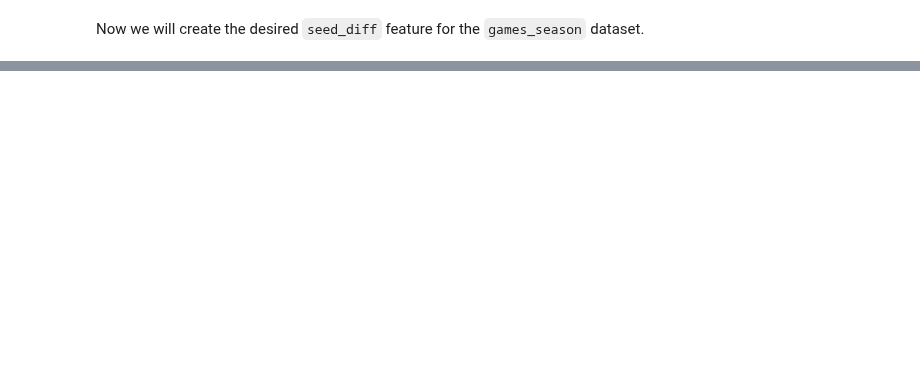
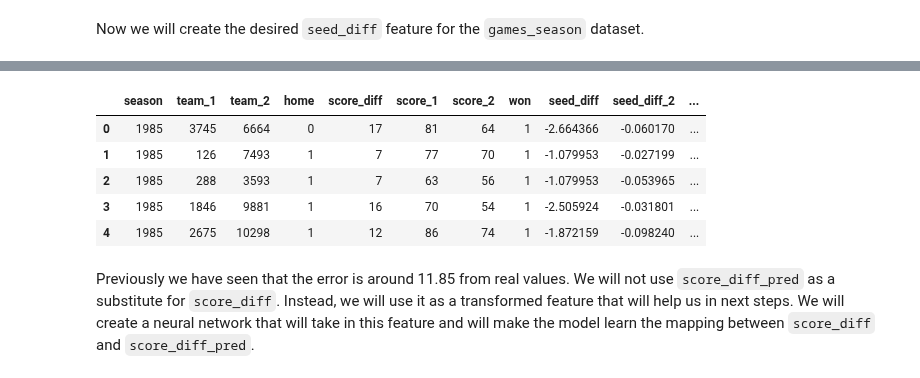
Before and after one commit to syednayeemridwan/data-science-projects, a Jupyter notebook: Basketball Game Output Prediction/Basketball ML.ipynb, the cells around one changed output, grey strips where cells are left out. Cells and saved outputs as stored; diff of their text form; code cells hidden in the pictures; blank space fills up the shorter version.

```diff
--- a/Basketball Game Output Prediction/Basketball ML.ipynb
+++ b/Basketball Game Output Prediction/Basketball ML.ipynb
@@ -133,0 +257,5 @@ games_season.head()
+# %%
+
+# Fit the model to input 1 and 2, using score diff as a target
+games_season["seed_diff_2"] = model.predict([input_1, input_2])
+games_season.head()
@@ -133,0 +271,23 @@ games_season.head()
+# %%
+from tensorflow.keras.layers import Input, Concatenate, Dense
+# Create an Input for each team
+team_in_1 = Input(shape=(1,), name='Team-1-In')
+team_in_2 = Input(shape=(1,), name='Team-2-In')
+
+# Create an input for home vs away
+home_in = Input(shape=(1,), name='Home-In')
+
+# Lookup the team inputs in the team strength model
+team_1_strength = team_strength_model(team_in_1)
+team_2_strength = team_strength_model(team_in_2)
+
+# Combine the team strengths with the home input using a Concatenate layer, then add a Dense layer
+out = Concatenate()([team_1_strength, team_2_strength, home_in])
+out = Dense(1)(out)
+
+
+# Make a Model
+model = Model([team_in_1, team_in_2, home_in], out)
+
+# Compile the model
+model.compile(optimizer='adam', loss='mean_absolute_error')
@@ -133,0 +296,12 @@ games_season.head()
+# %%
+# Fit the model to the games_season dataset
+model.fit([games_season['team_1'], games_season['team_2'], games_season['home']],
+          games_season['score_diff'],
+          epochs=15,
+          verbose=True,
+          validation_split=0.1,
+          batch_size=2048)
+
+# Evaluate the model on the games_tourney dataset
+print(model.evaluate([games_tourney['team_1'], games_tourney['team_2'], games_tourney['home']],
+          games_tourney['score_diff'], verbose=False))
@@ -133,0 +339,13 @@ games_season.head()
+# %%
+# Predict
+games_season['score_diff_pred'] = model.predict([games_season['team_1'], games_season['team_2'], games_season['home']])
+games_season.head()
+# %% [output]
+|  | season | team_1 | team_2 | home | score_diff | score_1 | score_2 | won | seed_diff | seed_diff_2 | ... |
+| 0 | 1985 | 3745 | 6664 | 0 | 17 | 81 | 64 | 1 | -2.664366 | -0.060170 | ... |
+| 1 | 1985 | 126 | 7493 | 1 | 7 | 77 | 70 | 1 | -1.079953 | -0.027199 | ... |
+| 2 | 1985 | 288 | 3593 | 1 | 7 | 63 | 56 | 1 | -1.079953 | -0.053965 | ... |
+| 3 | 1985 | 1846 | 9881 | 1 | 16 | 70 | 54 | 1 | -2.505924 | -0.031801 | ... |
+| 4 | 1985 | 2675 | 10298 | 1 | 12 | 86 | 74 | 1 | -1.872159 | -0.098240 | ... |
+# %% [markdown]
+Previously we have seen that the error is around 11.85 from real values. We will not use `score_diff_pred` as a substitute for `score_diff`. Instead, we will use it as a transformed feature that will help us in next steps. We will create a neural network that will take in this feature and will make the model learn the mapping between `score_diff` and `score_diff_pred`.
```
Also changed, not shown: parts of 18 cells of this notebook, 1 other file.
